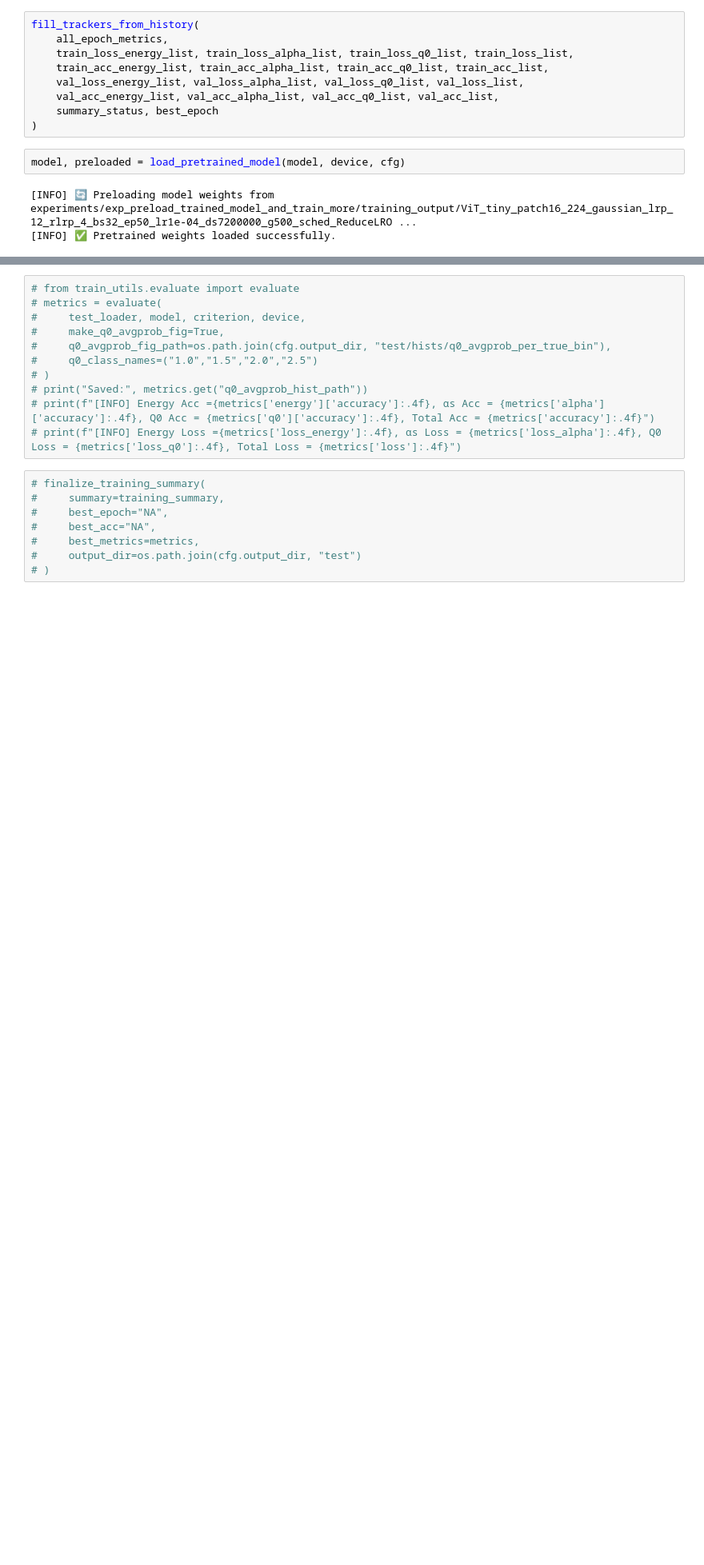
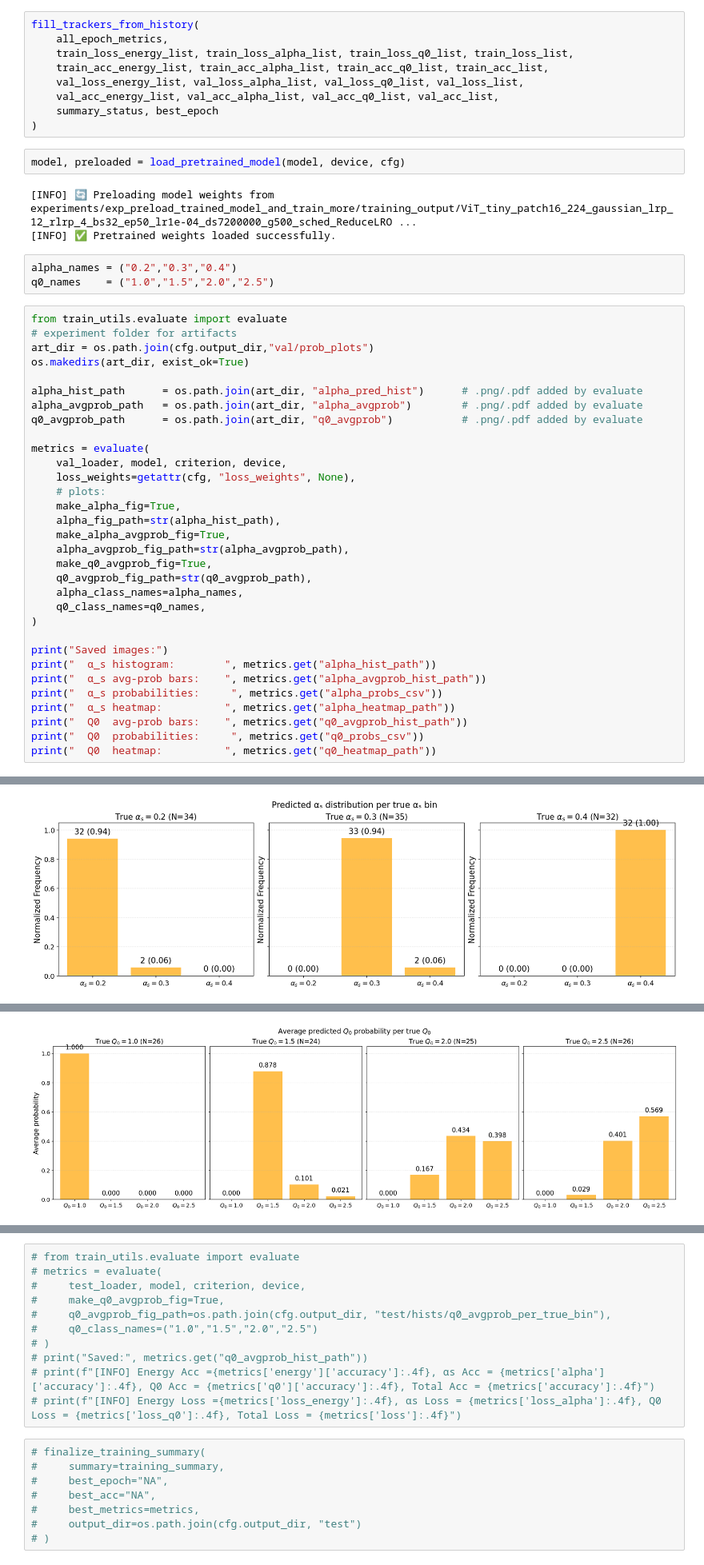
Before and after one commit to hmehryar/ml-jet-param-predictor, a Jupyter notebook: evaluation.ipynb, the cells around one changed output, grey strips where cells are left out. Shown at 80% size. Saved outputs shown, nothing was run; the diff lists cells and outputs as text; blank space fills up the shorter version.

```diff
--- a/evaluation.ipynb
+++ b/evaluation.ipynb
@@ -189,3 +189,39 @@ model, preloaded = load_pretrained_model(model, device, cfg)
 # %% [output]
 [INFO] 🔄 Preloading model weights from experiments/exp_preload_trained_model_and_train_more/training_output/ViT_tiny_patch16_224_gaussian_lrp_12_rlrp_4_bs32_ep50_lr1e-04_ds7200000_g500_sched_ReduceLRO ...
 [INFO] ✅ Pretrained weights loaded successfully.
+# %%
+alpha_names = ("0.2","0.3","0.4")
+q0_names    = ("1.0","1.5","2.0","2.5")
+# %%
+from train_utils.evaluate import evaluate
+# experiment folder for artifacts
+art_dir = os.path.join(cfg.output_dir,"val/prob_plots")
+os.makedirs(art_dir, exist_ok=True)
+
+alpha_hist_path      = os.path.join(art_dir, "alpha_pred_hist")      # .png/.pdf added by evaluate
+alpha_avgprob_path   = os.path.join(art_dir, "alpha_avgprob")        # .png/.pdf added by evaluate
+q0_avgprob_path      = os.path.join(art_dir, "q0_avgprob")           # .png/.pdf added by evaluate
+
+metrics = evaluate(
+    val_loader, model, criterion, device,
+    loss_weights=getattr(cfg, "loss_weights", None),
+    # plots:
+    make_alpha_fig=True,
+    alpha_fig_path=str(alpha_hist_path),
+    make_alpha_avgprob_fig=True,
+    alpha_avgprob_fig_path=str(alpha_avgprob_path),
+    make_q0_avgprob_fig=True,
+    q0_avgprob_fig_path=str(q0_avgprob_path),
+    alpha_class_names=alpha_names,
+    q0_class_names=q0_names,
+)
+
+print("Saved images:")
+print("  α_s histogram:        ", metrics.get("alpha_hist_path"))
+print("  α_s avg-prob bars:    ", metrics.get("alpha_avgprob_hist_path"))
+print("  α_s probabilities:     ", metrics.get("alpha_probs_csv"))
+print("  α_s heatmap:          ", metrics.get("alpha_heatmap_path"))
+print("  Q0  avg-prob bars:    ", metrics.get("q0_avgprob_hist_path"))
+print("  Q0  probabilities:     ", metrics.get("q0_probs_csv"))
+print("  Q0  heatmap:          ", metrics.get("q0_heatmap_path"))
+# %% [output]
@@ -191,0 +236 @@ model, preloaded = load_pretrained_model(model, device, cfg)
+[figure, added]
@@ -191,0 +239 @@ model, preloaded = load_pretrained_model(model, device, cfg)
+[figure, added]
```
Also changed, not shown: parts of 9 cells of this notebook, 8 other files.
